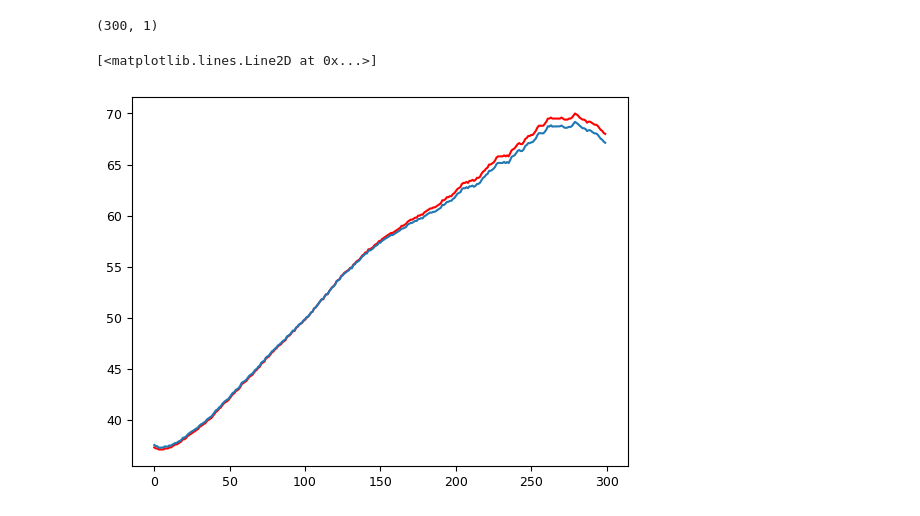
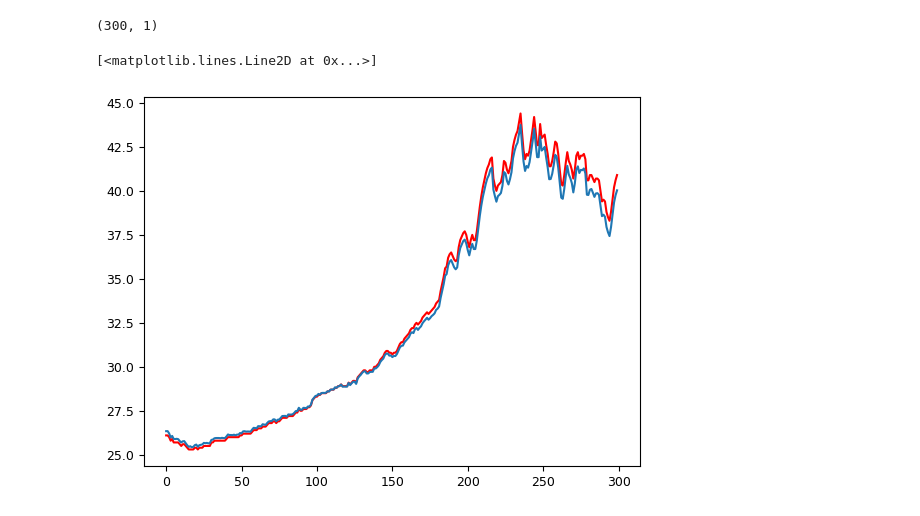
Before and after one commit to sebastlop/st-acumulador-angel-fabio, a Jupyter notebook: Code-file/autoencoder.ipynb, the cells around one changed output. Saved outputs shown, nothing was run; the diff lists cells and outputs as text; code cells hidden in the pictures.

```diff
--- a/Code-file/autoencoder.ipynb
+++ b/Code-file/autoencoder.ipynb
@@ -305,7 +305,7 @@ df_eval[1]
 ### Pruebita con una sola curva T
 # %%
 scaler = StandardScaler()
-d = scaler.fit_transform(df_eval[1]["T1grasa"].to_numpy().reshape(1,-1))
+d = scaler.fit_transform(df_eval[1]["T3cera"].to_numpy().reshape(1,-1))
 d.shape
 # %% [output]
 (1, 300)
@@ -321,8 +321,8 @@ x_inv.shape
 # %% [output]
 (300, 1)
 # %%
-plt.plot(df_eval[1]["T1grasa"], "r")
+plt.plot(df_eval[1]["T3cera"], "r")
 plt.plot(x_inv)
 # %% [output]
 [<matplotlib.lines.Line2D at 0x...>]
-[figure, old version]
+[figure, new version]
```
Also changed, not shown: 14 other files.
